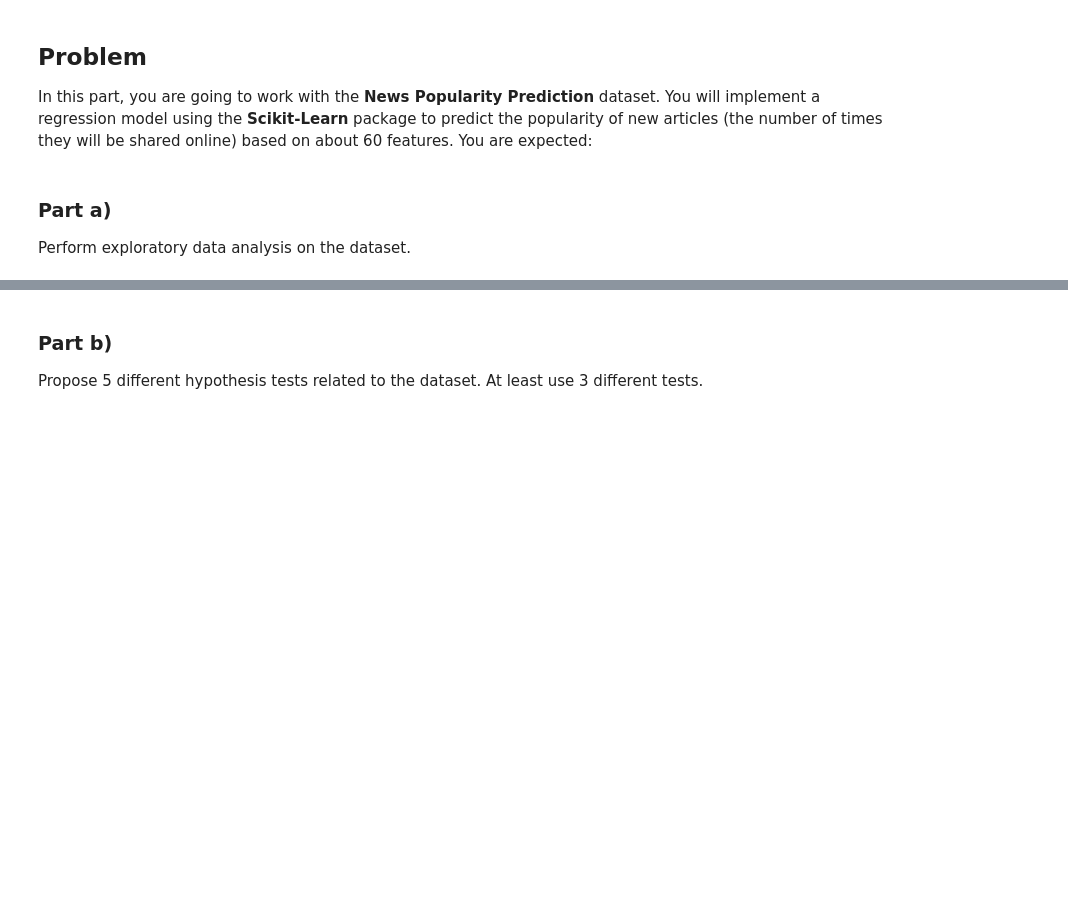
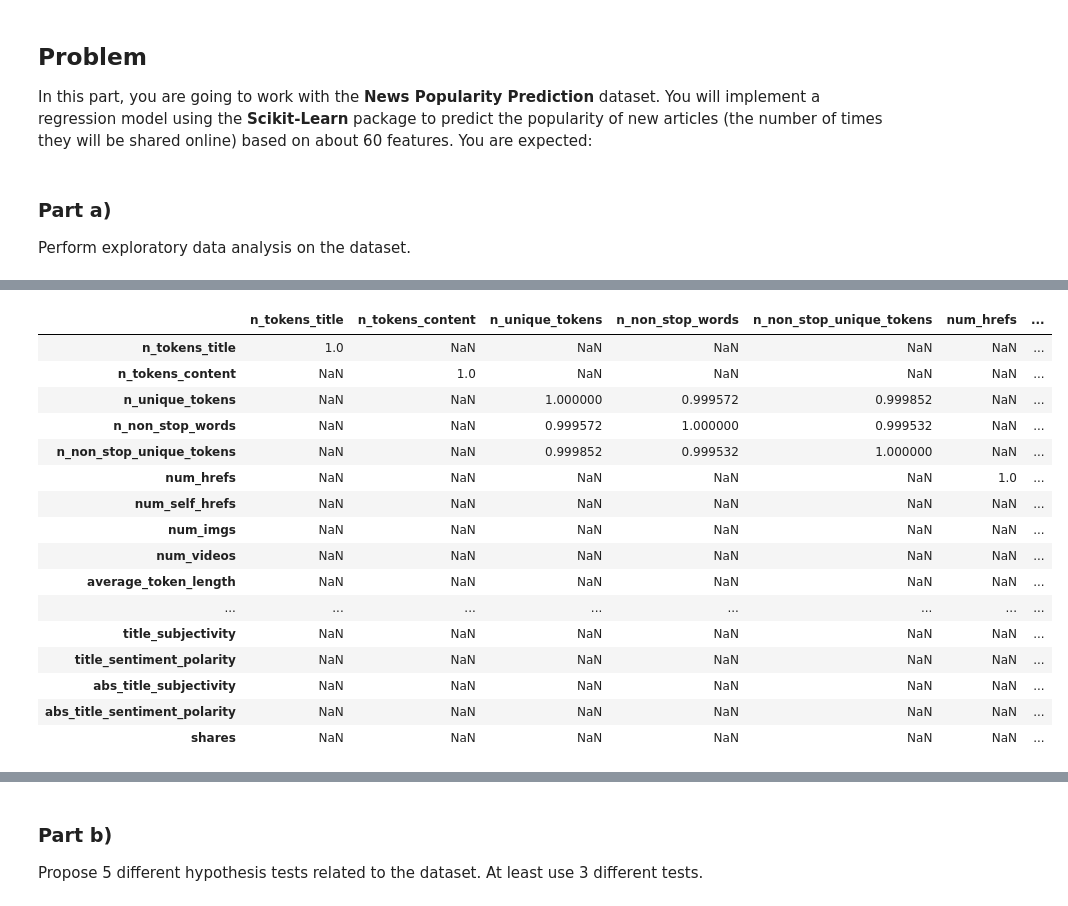
Before and after one commit to MohammadRouintan/Online-News-Popularity-Regression, a Jupyter notebook: ONPR.ipynb, the cells around one changed output, grey strips where cells are left out. Saved outputs shown, nothing was run; the diff lists cells and outputs as text; code cells hidden in the pictures; blank space fills up the shorter version.

```diff
--- a/ONPR.ipynb
+++ b/ONPR.ipynb
@@ -16,0 +102,21 @@ Perform exploratory data analysis on the dataset.
+# %%
+pd.set_option('display.max_columns', None)
+corr_matrix[corr_matrix > 0.8]
+# %% [output]
+|  | n_tokens_title | n_tokens_content | n_unique_tokens | n_non_stop_words | n_non_stop_unique_tokens | num_hrefs | ... |
+| n_tokens_title | 1.0 | NaN | NaN | NaN | NaN | NaN | ... |
+| n_tokens_content | NaN | 1.0 | NaN | NaN | NaN | NaN | ... |
+| n_unique_tokens | NaN | NaN | 1.000000 | 0.999572 | 0.999852 | NaN | ... |
+| n_non_stop_words | NaN | NaN | 0.999572 | 1.000000 | 0.999532 | NaN | ... |
+| n_non_stop_unique_tokens | NaN | NaN | 0.999852 | 0.999532 | 1.000000 | NaN | ... |
+| num_hrefs | NaN | NaN | NaN | NaN | NaN | 1.0 | ... |
+| num_self_hrefs | NaN | NaN | NaN | NaN | NaN | NaN | ... |
+| num_imgs | NaN | NaN | NaN | NaN | NaN | NaN | ... |
+| num_videos | NaN | NaN | NaN | NaN | NaN | NaN | ... |
+| average_token_length | NaN | NaN | NaN | NaN | NaN | NaN | ... |
+| ... | ... | ... | ... | ... | ... | ... | ... |
+| title_subjectivity | NaN | NaN | NaN | NaN | NaN | NaN | ... |
+| title_sentiment_polarity | NaN | NaN | NaN | NaN | NaN | NaN | ... |
+| abs_title_subjectivity | NaN | NaN | NaN | NaN | NaN | NaN | ... |
+| abs_title_sentiment_polarity | NaN | NaN | NaN | NaN | NaN | NaN | ... |
+| shares | NaN | NaN | NaN | NaN | NaN | NaN | ... |
```
Also changed, not shown: parts of 10 cells of this notebook.
